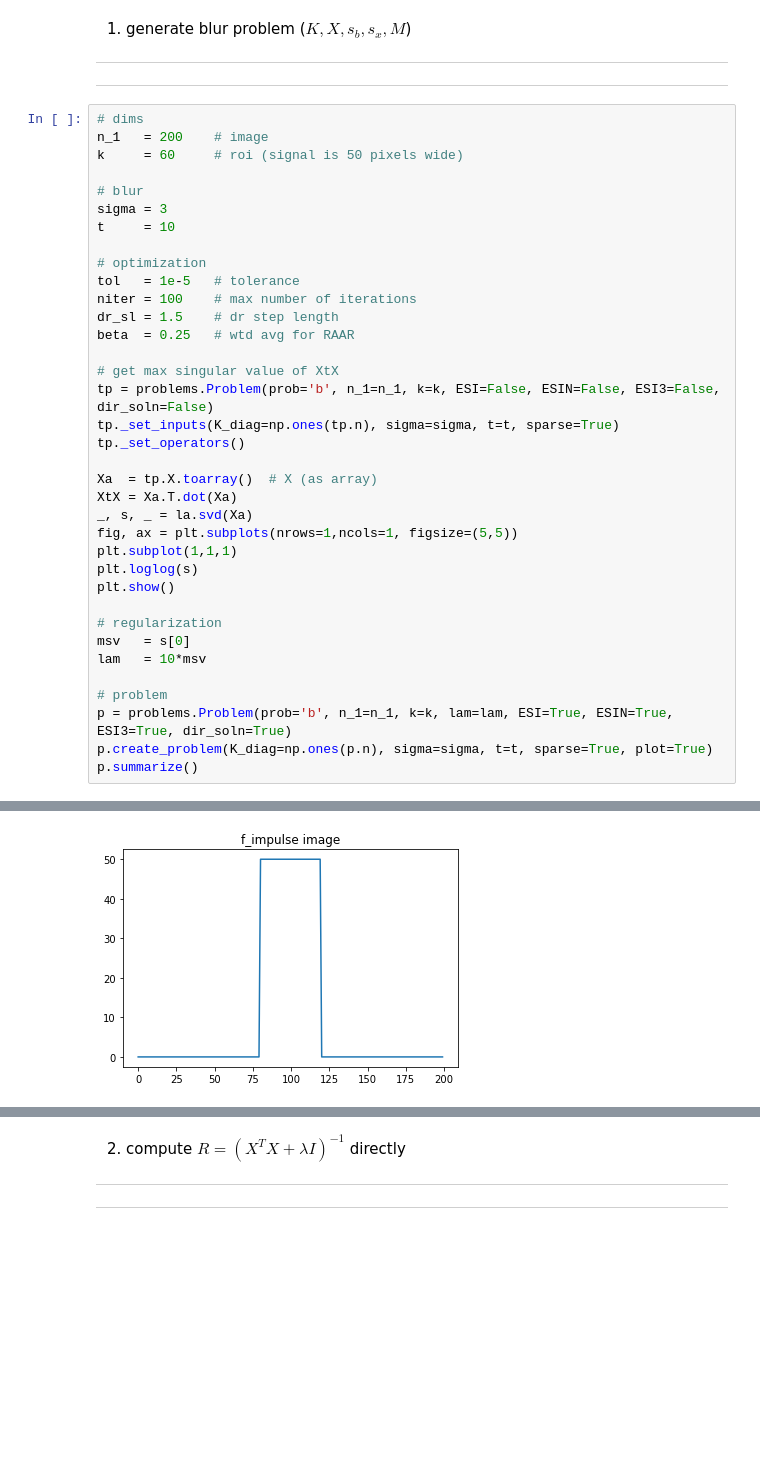
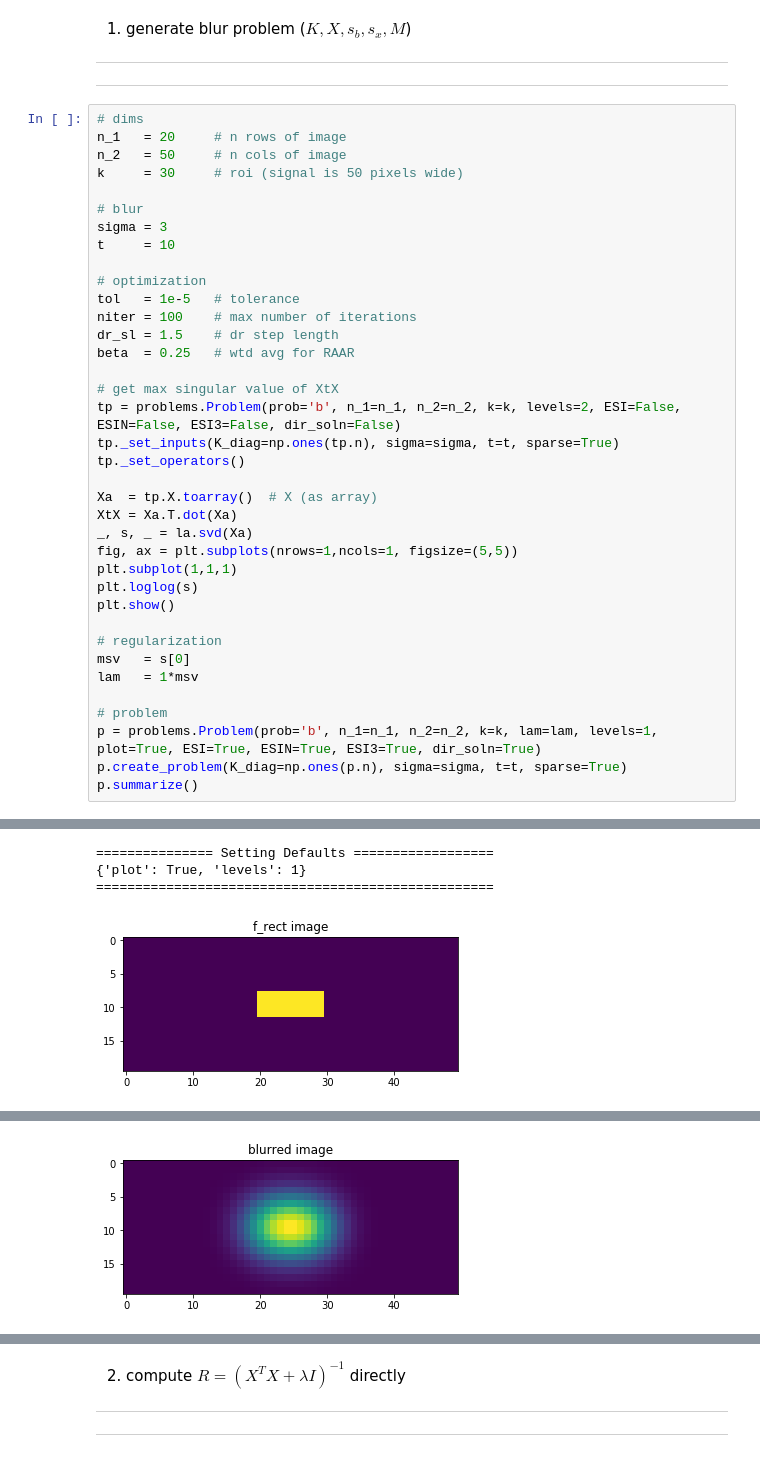
Before and after one commit to zimmerman-cole/ill-condition, a Jupyter notebook: code/pres/intermediate/proj_alg_single_2d.ipynb, the cells around one changed output, grey strips where cells are left out. Saved outputs shown, nothing was run; the diff lists cells and outputs as text; blank space fills up the shorter version.

Commit message:
adding defaults to problems and simplifying 2d problem to 1 level signal

```diff
--- a/code/pres/intermediate/proj_alg_single_2d.ipynb
+++ b/code/pres/intermediate/proj_alg_single_2d.ipynb
@@ -49,8 +49,9 @@ import problems, projection, optimize, util
 ---
 # %%
 # dims
-n_1   = 200    # image
-k     = 60     # roi (signal is 50 pixels wide)
+n_1   = 20     # n rows of image
+n_2   = 50     # n cols of image
+k     = 30     # roi (signal is 50 pixels wide)
 
 # blur
 sigma = 3
@@ -63,7 +64,7 @@ dr_sl = 1.5    # dr step length
 beta  = 0.25   # wtd avg for RAAR
 
 # get max singular value of XtX
-tp = problems.Problem(prob='b', n_1=n_1, k=k, ESI=False, ESIN=False, ESI3=False, dir_soln=False)
+tp = problems.Problem(prob='b', n_1=n_1, n_2=n_2, k=k, levels=2, ESI=False, ESIN=False, ESI3=False, dir_soln=False)
 tp._set_inputs(K_diag=np.ones(tp.n), sigma=sigma, t=t, sparse=True)
 tp._set_operators()
 
@@ -77,10 +78,10 @@ plt.show()
 
 # regularization
 msv   = s[0]
-lam   = 10*msv
+lam   = 1*msv
 
 # problem
-p = problems.Problem(prob='b', n_1=n_1, k=k, lam=lam, ESI=True, ESIN=True, ESI3=True, dir_soln=True)
-p.create_problem(K_diag=np.ones(p.n), sigma=sigma, t=t, sparse=True, plot=True)
+p = problems.Problem(prob='b', n_1=n_1, n_2=n_2, k=k, lam=lam, levels=1, plot=True, ESI=True, ESIN=True, ESI3=True, dir_soln=True)
+p.create_problem(K_diag=np.ones(p.n), sigma=sigma, t=t, sparse=True)
 p.summarize()
 # %% [output]
@@ -88 +92,4 @@ p.summarize()
+=============== Setting Defaults ==================
+{'plot': True, 'levels': 1}
+===================================================
-[figure, old version]
+[figure, new version]
@@ -105,0 +96 @@ ESI3_b shape  = (600,)
+[figure, added]
```
Also changed, not shown: parts of 27 cells of this notebook, 2 other files.
